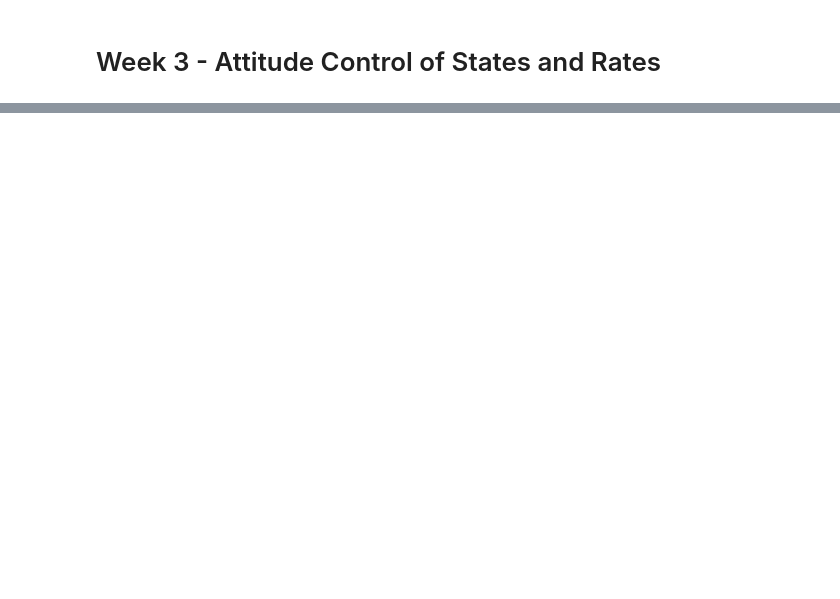
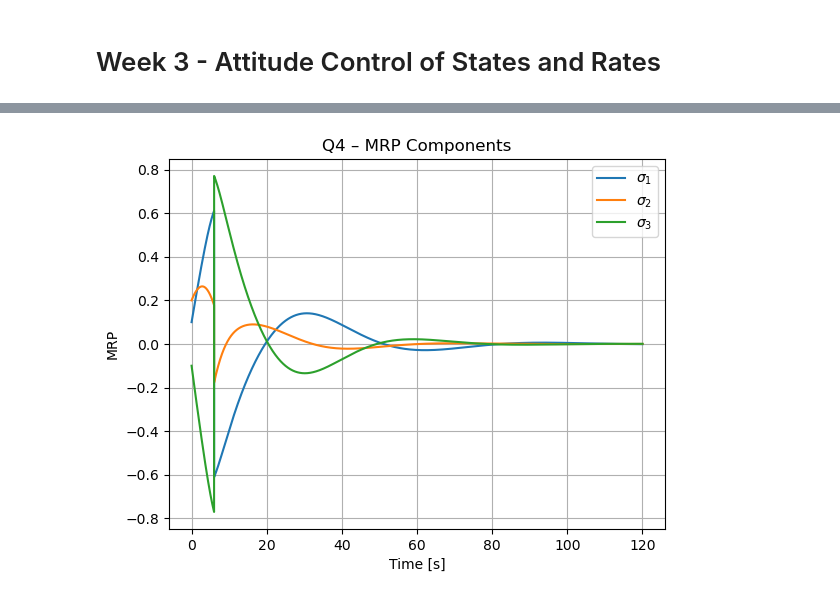
Before and after one commit to johnm3398/Spacecraft-Dynamics-and-Control, a Jupyter notebook: 3 - Control of Nonlinear Spacecraft Attitude Motion/Module 3 - Attitude Control of States and Rates.ipynb, the cells around one changed output, grey strips where cells are left out. Drawn from its saved outputs; the diff is of its cells as text; code cells hidden in the pictures; blank space fills up the shorter version.

```diff
--- a/3 - Control of Nonlinear Spacecraft Attitude Motion/Module 3 - Attitude Control of States and Rates.ipynb
+++ b/3 - Control of Nonlinear Spacecraft Attitude Motion/Module 3 - Attitude Control of States and Rates.ipynb
@@ -2,0 +36,10 @@
+# %%
+def mrp_shadow(sigma: np.ndarray) -> np.ndarray:
+    """
+    Apply MRP shadow set if ||sigma|| > 1.
+    Keeps MRPs numerically well-conditioned.
+    """
+    s2 = float(sigma @ sigma)
+    if s2 > 1.0:
+        return -sigma / s2
+    return sigma
@@ -2,0 +202,22 @@
+# %%
+t = q4_sim_result['t']
+x = q4_sim_result['x']
+u = q4_sim_result['u']
+V = q4_sim_result['V']
+
+sigma = x[:, 0:3]
+omega = x[:, 3:6]
+omega_deg = np.rad2deg(omega)
+
+plt.figure()
+plt.plot(t, sigma[:, 0], label=r'$\sigma_1$')
+plt.plot(t, sigma[:, 1], label=r'$\sigma_2$')
+plt.plot(t, sigma[:, 2], label=r'$\sigma_3$')
+plt.grid(True)
+plt.xlabel("Time [s]")
+plt.ylabel("MRP")
+plt.title("Q4 – MRP Components")
+plt.legend()
+plt.show()
+# %% [output]
+[figure, added]
```
Also changed, not shown: parts of 21 cells of this notebook.
